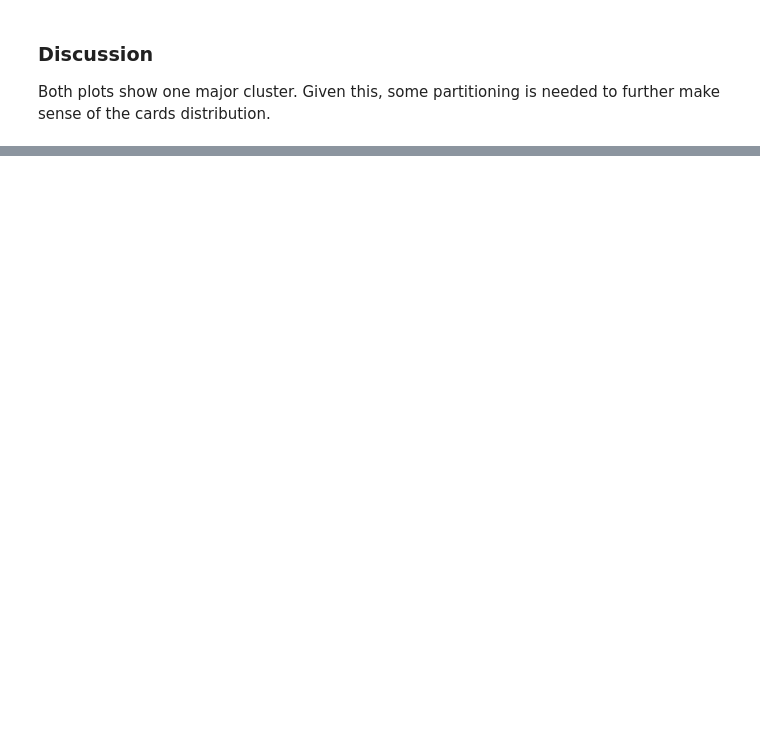
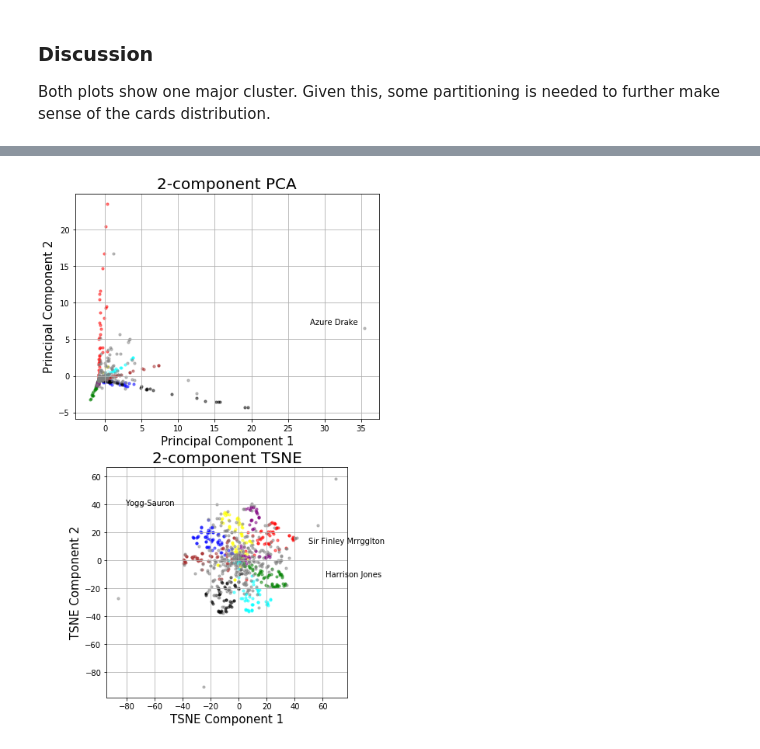
Before and after one commit to winnawat/hearthstone-card-package, a Jupyter notebook: hs-package-viz.ipynb, the cells around one changed output, grey strips where cells are left out. Saved outputs shown, nothing was run; the diff lists cells and outputs as text; code cells hidden in the pictures; blank space fills up the shorter version.

```diff
--- a/hs-package-viz.ipynb
+++ b/hs-package-viz.ipynb
@@ -108,0 +135,10 @@ Both plots show one major cluster. Given this, some partitioning is needed to fu
+# %%
+# reading the JSON file
+refs = json.load(open("./history-of-hearthstone/refs.json"))
+card_data = pd.DataFrame.from_records(refs)
+
+# dropping cards without dbfId
+card_data = card_data[~card_data['dbfId'].isna()]
+
+# dropping cards that are not collectible
+card_data = card_data[~card_data['collectible'].isna()]
@@ -108,0 +147,3 @@ Both plots show one major cluster. Given this, some partitioning is needed to fu
+# %%
+cards_features_array_tsne_df = cards_features_array_tsne_df.merge(card_data.loc[:,["name", "cardClass"]], on="name", how='left', validate='one_to_one')
+cards_features_array_pca_df = cards_features_array_pca_df.merge(card_data.loc[:,["name", "cardClass"]], on="name", how='left', validate='one_to_one')
@@ -108,0 +153,66 @@ Both plots show one major cluster. Given this, some partitioning is needed to fu
+# %%
+# defining the classes and their colors
+classes = ["WARRIOR",
+           "SHAMAN",
+           "ROGUE",
+           "PALADIN",
+           "HUNTER",
+           "DRUID",
+           "WARLOCK",
+           "MAGE",
+           "PRIEST",
+           "NEUTRAL"]
+
+colors = ["red",
+          "blue",
+          "black",
+          "yellow",
+          "green",
+          "brown",
+          "purple",
+          "cyan",
+          "white",
+          "grey"]
+
+# plotting
+
+fig = plt.figure(figsize=(7, 12))
+
+ax1 = plt.subplot(2, 1, 1)
+ax1.set_xlabel('Principal Component 1', fontsize=15)
+ax1.set_ylabel('Principal Component 2', fontsize=15)
+ax1.set_title('2-component PCA', fontsize=20)
+ax1.grid()
+
+ax2 = plt.subplot(2, 1, 2)
+ax2.set_xlabel('TSNE Component 1', fontsize=15)
+ax2.set_ylabel('TSNE Component 2', fontsize=15)
+ax2.set_title('2-component TSNE', fontsize=20)
+ax2.grid()
+
+for hsclass, color in zip(classes,colors):
+    indices_toplot_pca = cards_features_array_pca_df['cardClass'] == hsclass
+    indices_toplot_tsne = cards_features_array_tsne_df['cardClass'] == hsclass
+    ax1.scatter(cards_features_array_pca_df.loc[indices_toplot_pca, 'component 1'],
+                cards_features_array_pca_df.loc[indices_toplot_pca, 'component 2'],
+                c = color,
+                s = 10,
+                alpha=0.5)
+    ax2.scatter(cards_features_array_tsne_df.loc[indices_toplot_tsne, 'component 1'],
+                cards_features_array_tsne_df.loc[indices_toplot_tsne, 'component 2'],
+                c = color,
+                s = 10,
+                alpha=0.5)
+
+ax1.set(aspect='equal')
+ax2.set(aspect='equal')
+ax1.annotate('Azure Drake', xy=(28,7))
+ax2.annotate('Yogg-Sauron', xy=(-81,39))
+ax2.annotate('Harrison Jones', xy=(62,-12))
+ax2.annotate('Sir Finley Mrrgglton', xy=(50,12))
+ax2.annotate('Leeroy Jenkins', xy=(-20,85))
+
+
+plt.savefig("cluster-partition.jpg");
+# %% [output]
+[figure, added]
```
Also changed, not shown: parts of 9 cells of this notebook, 2 other files.
